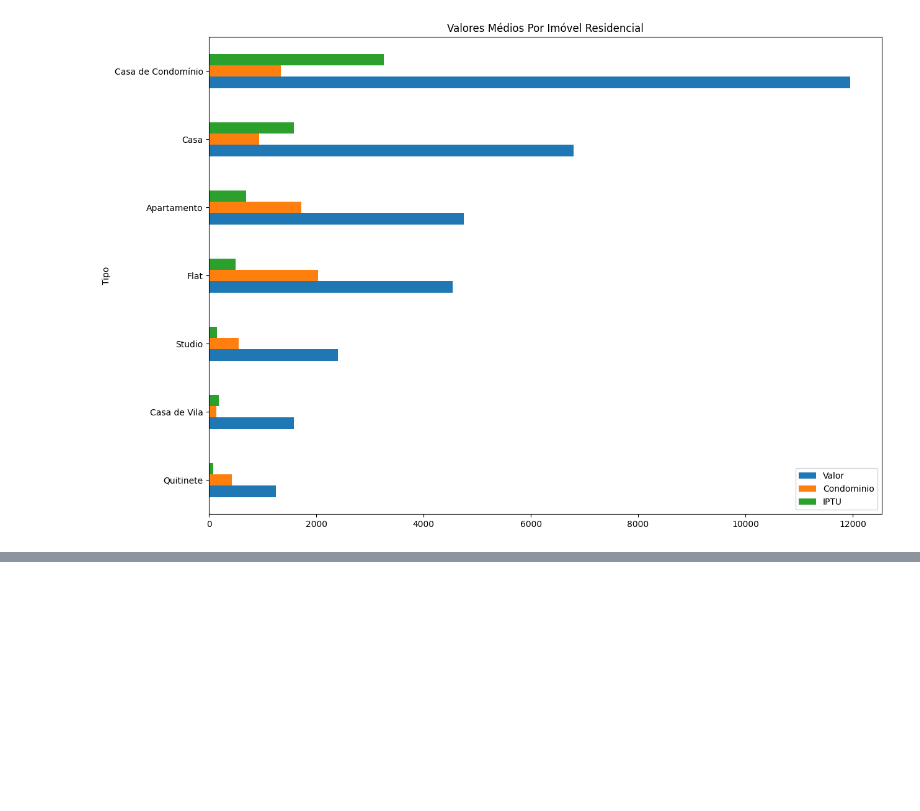
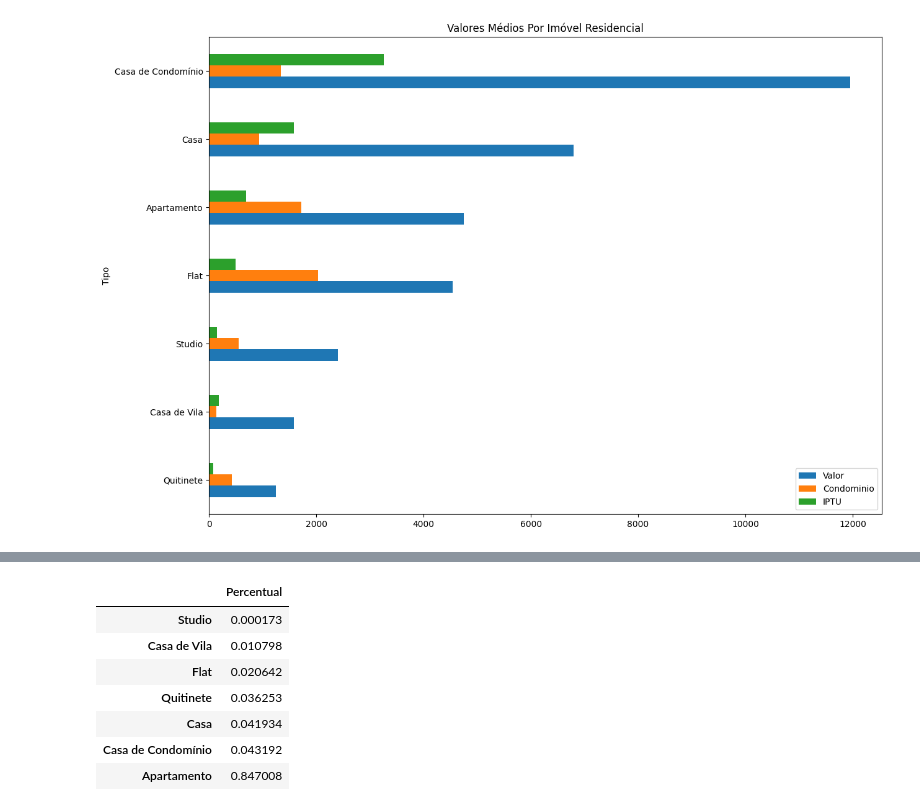
Before and after one commit to carlos-moreno/sandbox-pandas, a Jupyter notebook: introducao_pandas.ipynb, the cells around one changed output, grey strips where cells are left out. Saved outputs shown, nothing was run; the diff lists cells and outputs as text; code cells hidden in the pictures; blank space fills up the shorter version.

```diff
--- a/introducao_pandas.ipynb
+++ b/introducao_pandas.ipynb
@@ -141,0 +155,12 @@ df_preco_imovel_residencial.plot(title="Valores Médios Por Imóvel Residencial"
+# %%
+df_percentual = df_imoveis_residencial.Tipo.value_counts(normalize=True).to_frame().sort_values('Tipo')
+df_percentual.rename(columns={'Tipo': 'Percentual'})
+# %% [output]
+|  | Percentual |
+| Studio | 0.000173 |
+| Casa de Vila | 0.010798 |
+| Flat | 0.020642 |
+| Quitinete | 0.036253 |
+| Casa | 0.041934 |
+| Casa de Condomínio | 0.043192 |
+| Apartamento | 0.847008 |
```
Also changed, not shown: parts of 5 cells of this notebook.
